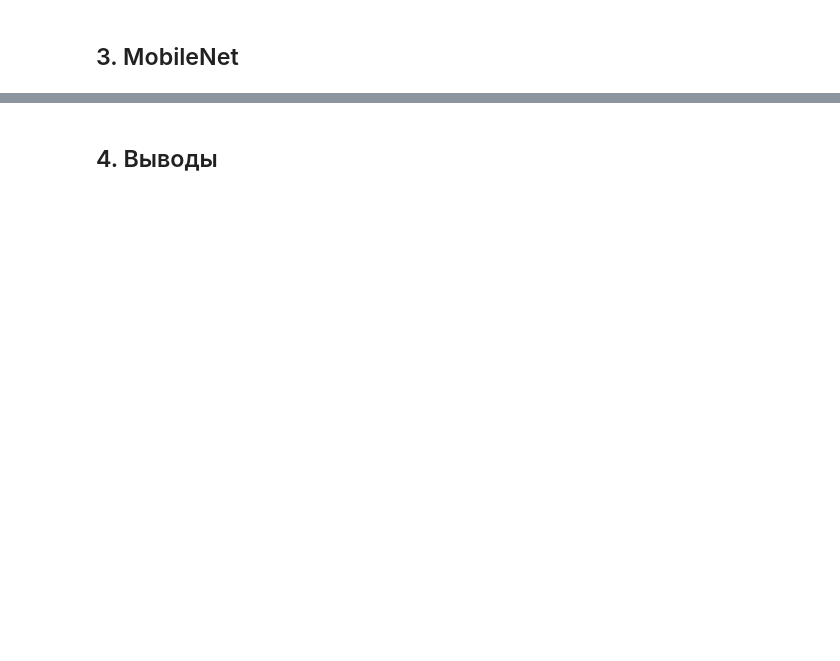
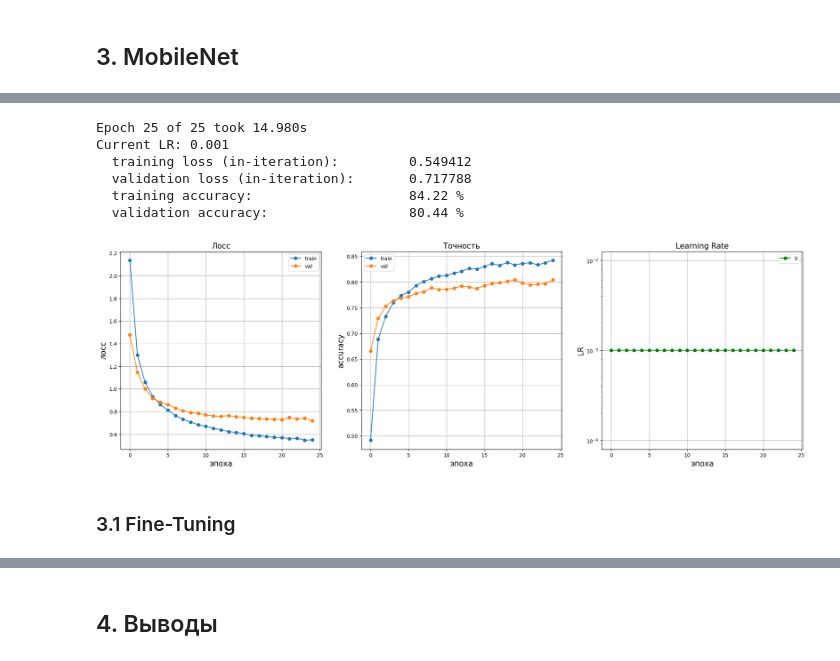
Before and after one commit to BalshowAndrew/pytorch_studying_new, a Jupyter notebook: HW_04_cnn_improve.ipynb, the cells around one changed output, grey strips where cells are left out. Drawn from its saved outputs; the diff is of its cells as text; code cells hidden in the pictures; blank space fills up the shorter version.

```diff
--- a/HW_04_cnn_improve.ipynb
+++ b/HW_04_cnn_improve.ipynb
@@ -426,0 +622,15 @@ Current LR: 0.0006545084971874768
+# %%
+input_size = 224
+
+train_transform = transforms.Compose([
+    transforms.Resize(input_size),
+    transforms.CenterCrop(input_size),
+    transforms.ToTensor(),
+])
+
+
+val_transform = transforms.Compose([
+    transforms.Resize(input_size),
+    transforms.CenterCrop(input_size),
+    transforms.ToTensor(),
+])
@@ -426,0 +686,13 @@ Current LR: 0.0006545084971874768
+# %%
+model = models.mobilenet_v2(weights=models.MobileNet_V2_Weights.IMAGENET1K_V1)
+
+for param in model.parameters():
+    param.requires_grad = False
+
+num_features = model.classifier[1].in_features
+model.classifier = nn.Sequential(
+    nn.Dropout(p=0.2),
+    nn.Linear(num_features, 42)
+)
+
+model = model.to(device)
@@ -426,0 +719,26 @@ Current LR: 0.0006545084971874768
+# %%
+criterion = nn.CrossEntropyLoss()
+optimizer = torch.optim.Adam(
+    filter(lambda p: p.requires_grad, model.parameters()),
+    lr=0.001
+)
+# optimizer = torch.optim.Adam(model.parameters(), lr=0.001)
+
+clf_model, history = train(
+    model=model,
+    criterion=criterion,
+    optimizer=optimizer,
+    train_batch_gen=train_loader,
+    val_batch_gen=val_loader,
+    num_epochs=25
+)
+# %% [output]
+Epoch 25 of 25 took 14.980s
+Current LR: 0.001
+  training loss (in-iteration):         0.549412
+  validation loss (in-iteration):       0.717788
+  training accuracy:                    84.22 %
+  validation accuracy:                  80.44 %
+[figure, added]
+# %% [markdown]
+### 3.1 Fine-Tuning
```
Also changed, not shown: parts of 21 cells of this notebook.
